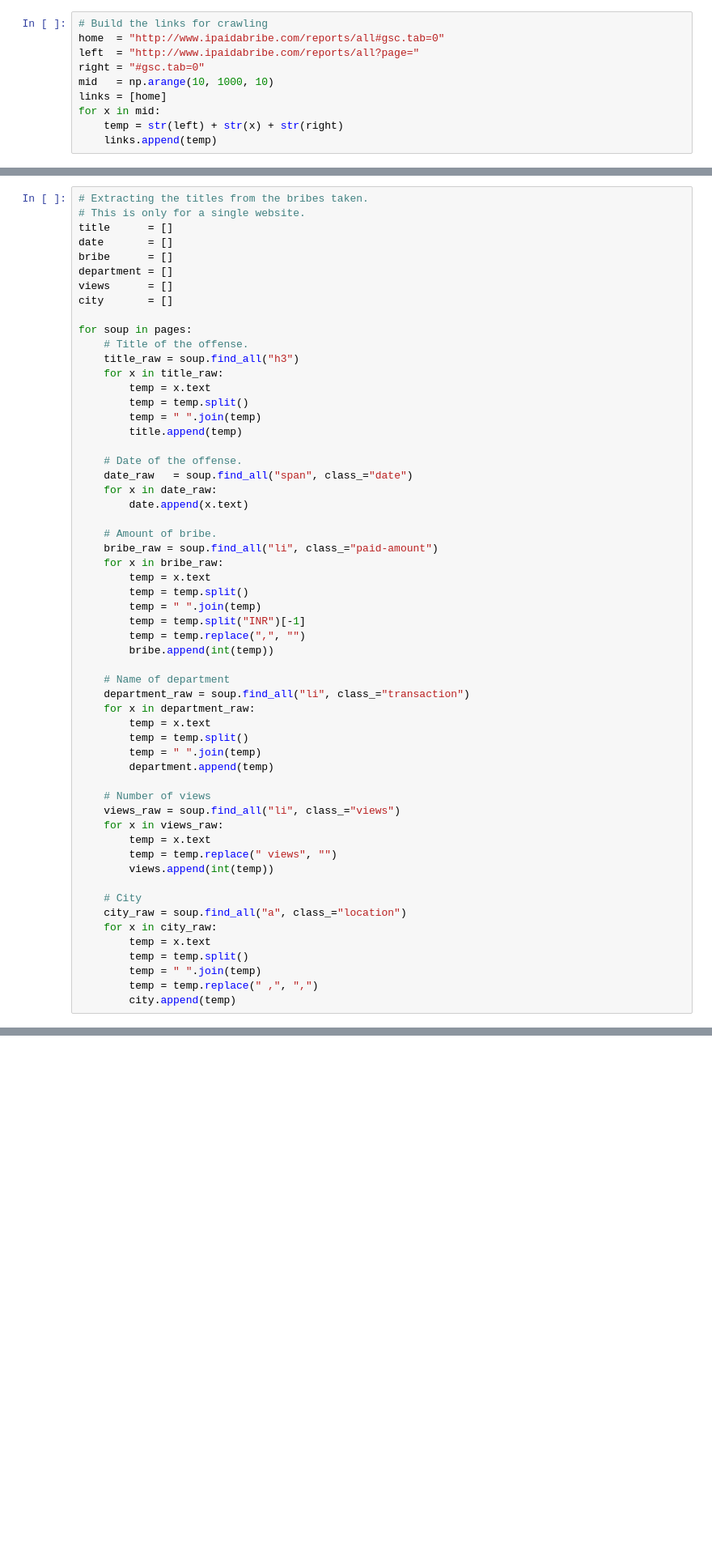
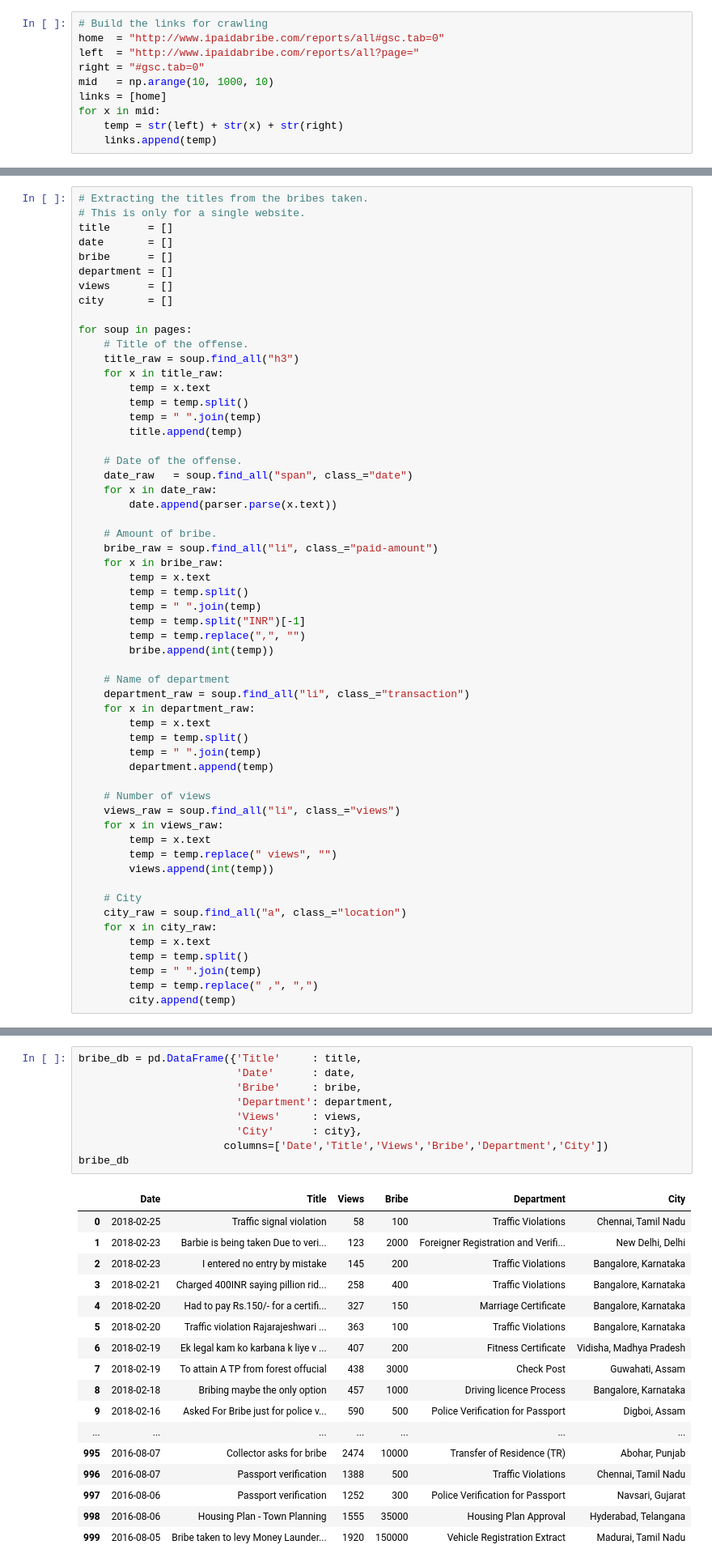
Before and after one commit to Hanel32/Datascience_Statistics_Drawer_Python, a Jupyter notebook: 6.1 489_Homework_4.ipynb, the cells around one changed output, grey strips where cells are left out. Shown at 81% size. Saved outputs shown, nothing was run; the diff lists cells and outputs as text; blank space fills up the shorter version.

Commit message:
Final scraping and dataframe applied

```diff
--- a/6.1 489_Homework_4.ipynb
+++ b/6.1 489_Homework_4.ipynb
@@ -60,7 +82,7 @@ for soup in pages:
     # Date of the offense.
     date_raw   = soup.find_all("span", class_="date")
     for x in date_raw:
-        date.append(x.text)
+        date.append(parser.parse(x.text))
 
     # Amount of bribe.
     bribe_raw = soup.find_all("li", class_="paid-amount")
@@ -100,0 +123,27 @@ for soup in pages:
+# %%
+bribe_db = pd.DataFrame({'Title'     : title,
+                         'Date'      : date,
+                         'Bribe'     : bribe,
+                         'Department': department,
+                         'Views'     : views,
+                         'City'      : city},
+                       columns=['Date','Title','Views','Bribe','Department','City'])
+bribe_db
+# %% [output]
+|  | Date | Title | Views | Bribe | Department | City |
+| 0 | 2018-02-25 | Traffic signal violation | 58 | 100 | Traffic Violations | Chennai, Tamil Nadu |
+| 1 | 2018-02-23 | Barbie is being taken Due to veri... | 123 | 2000 | Foreigner Registration and Verifi... | New Delhi, Delhi |
+| 2 | 2018-02-23 | I entered no entry by mistake | 145 | 200 | Traffic Violations | Bangalore, Karnataka |
+| 3 | 2018-02-21 | Charged 400INR saying pillion rid... | 258 | 400 | Traffic Violations | Bangalore, Karnataka |
+| 4 | 2018-02-20 | Had to pay Rs.150/- for a certifi... | 327 | 150 | Marriage Certificate | Bangalore, Karnataka |
+| 5 | 2018-02-20 | Traffic violation Rajarajeshwari ... | 363 | 100 | Traffic Violations | Bangalore, Karnataka |
+| 6 | 2018-02-19 | Ek legal kam ko karbana k liye v ... | 407 | 200 | Fitness Certificate | Vidisha, Madhya Pradesh |
+| 7 | 2018-02-19 | To attain A TP from forest offucial | 438 | 3000 | Check Post | Guwahati, Assam |
+| 8 | 2018-02-18 | Bribing maybe the only option | 457 | 1000 | Driving licence Process | Bangalore, Karnataka |
+| 9 | 2018-02-16 | Asked For Bribe just for police v... | 590 | 500 | Police Verification for Passport | Digboi, Assam |
+| ... | ... | ... | ... | ... | ... | ... |
+| 995 | 2016-08-07 | Collector asks for bribe | 2474 | 10000 | Transfer of Residence (TR) | Abohar, Punjab |
+| 996 | 2016-08-07 | Passport verification | 1388 | 500 | Traffic Violations | Chennai, Tamil Nadu |
+| 997 | 2016-08-06 | Passport verification | 1252 | 300 | Police Verification for Passport | Navsari, Gujarat |
+| 998 | 2016-08-06 | Housing Plan - Town Planning | 1555 | 35000 | Housing Plan Approval | Hyderabad, Telangana |
+| 999 | 2016-08-05 | Bribe taken to levy Money Launder... | 1920 | 150000 | Vehicle Registration Extract | Madurai, Tamil Nadu |
```
Also changed, not shown: parts of 9 cells of this notebook.
